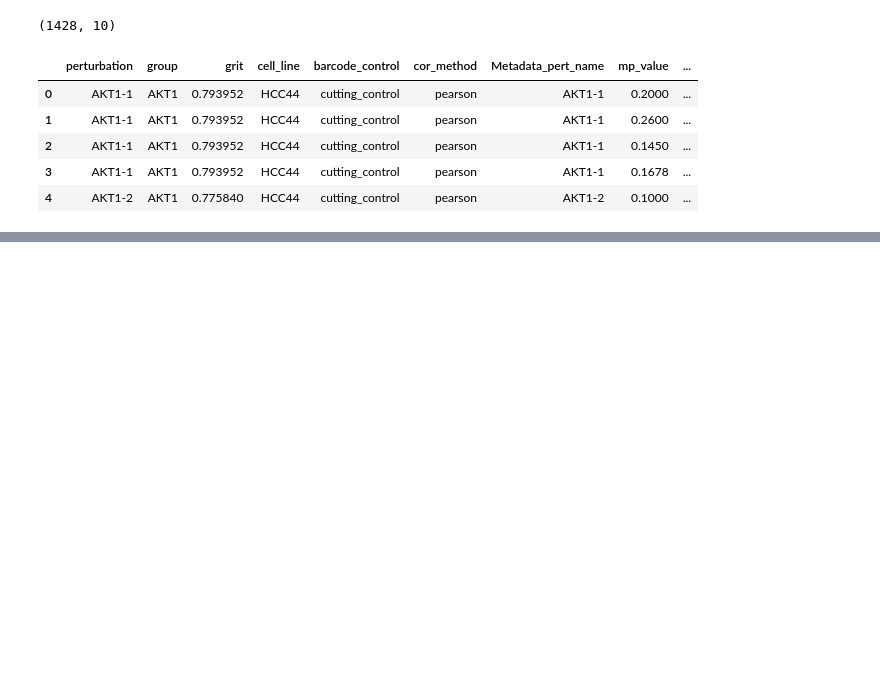
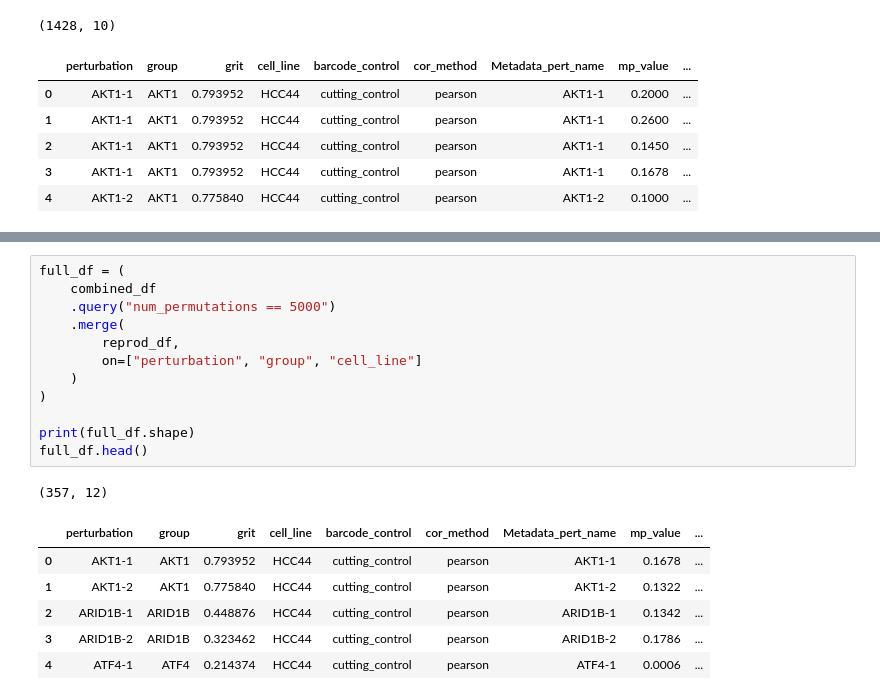
Before and after one commit to broadinstitute/grit-benchmark, a Jupyter notebook: 2.compare-metrics/cell-health/1.compare-mpvalue.ipynb, the cells around one changed output, grey strips where cells are left out. Drawn from its saved outputs; the diff is of its cells as text; blank space fills up the shorter version.

```diff
--- a/2.compare-metrics/cell-health/1.compare-mpvalue.ipynb
+++ b/2.compare-metrics/cell-health/1.compare-mpvalue.ipynb
@@ -106,0 +123,20 @@ mp_value_comparison_gg
+# %%
+full_df = (
+    combined_df
+    .query("num_permutations == 5000")
+    .merge(
+        reprod_df,
+        on=["perturbation", "group", "cell_line"]
+    )
+)
+
+print(full_df.shape)
+full_df.head()
+# %% [output]
+(357, 12)
+|  | perturbation | group | grit | cell_line | barcode_control | cor_method | Metadata_pert_name | mp_value | ... |
+| 0 | AKT1-1 | AKT1 | 0.793952 | HCC44 | cutting_control | pearson | AKT1-1 | 0.1678 | ... |
+| 1 | AKT1-2 | AKT1 | 0.775840 | HCC44 | cutting_control | pearson | AKT1-2 | 0.1322 | ... |
+| 2 | ARID1B-1 | ARID1B | 0.448876 | HCC44 | cutting_control | pearson | ARID1B-1 | 0.1342 | ... |
+| 3 | ARID1B-2 | ARID1B | 0.323462 | HCC44 | cutting_control | pearson | ARID1B-2 | 0.1786 | ... |
+| 4 | ATF4-1 | ATF4 | 0.214374 | HCC44 | cutting_control | pearson | ATF4-1 | 0.0006 | ... |
```
Also changed, not shown: parts of 4 cells of this notebook, 2 other files.
